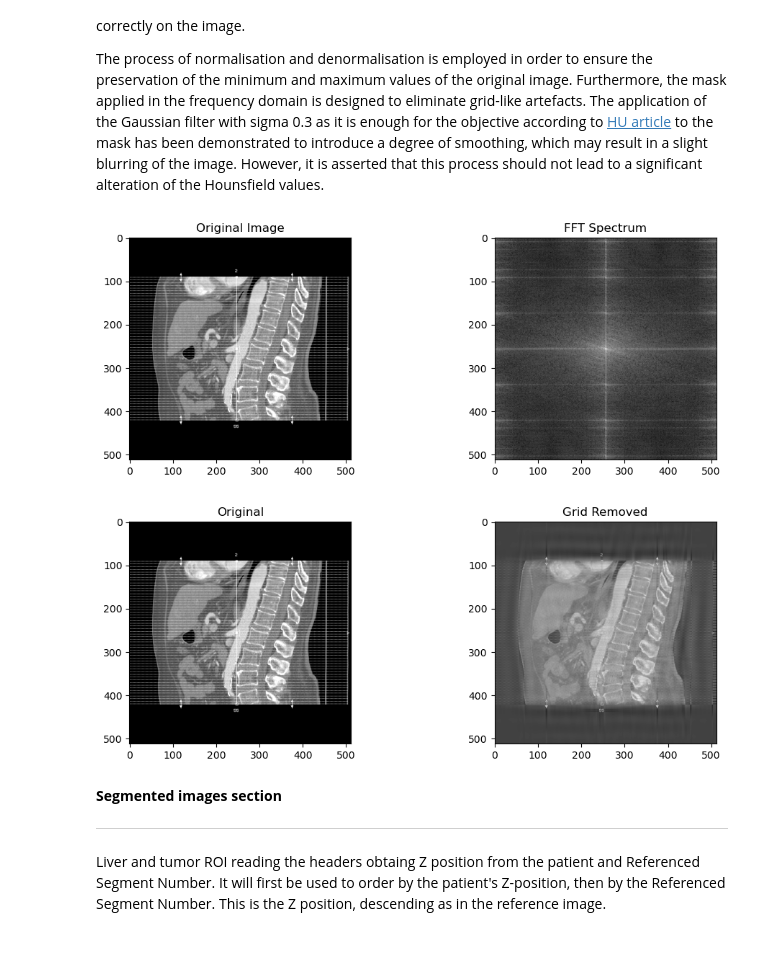
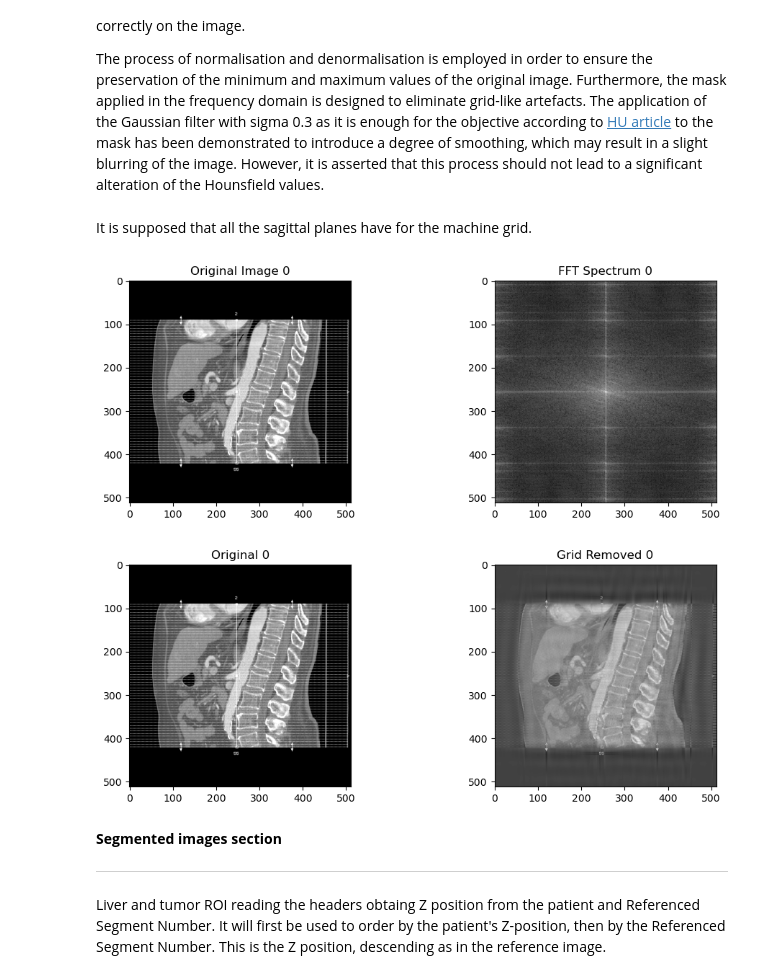
Before and after one commit to Lidnmp/medical_images_project, a Jupyter notebook: pt1.ipynb, the cells around one changed output. Drawn from its saved outputs; the diff is of its cells as text; code cells hidden in the pictures; blank space fills up the shorter version.

Commit message:
Add validations for the removing machine noise

```diff
--- a/pt1.ipynb
+++ b/pt1.ipynb
@@ -264,6 +264,28 @@ window_center: 40.0 window_width: 400.0
 As the first image has artifacts from the machine, it is needed to remove those artifacts. Prior to that we will do windowing, and then apply FFT-based removal. Then the dynamic range (min/max values) of the image can change, often reducing the contrast between the torso and the background. Better in this order, or in the other way around the FFT may introduce negative values or flatten intensity differences, and applying windowing after the image will not show correctly on the image.
 
 The process of normalisation and denormalisation is employed in order to ensure the preservation of the minimum and maximum values of the original image. Furthermore, the mask applied in the frequency domain is designed to eliminate grid-like artefacts. The application of the Gaussian filter with sigma 0.3 as it is enough for the objective according to [HU article](https://taylorandfrancis.com/knowledge/Engineering_and_technology/Biomedical_engineering/HU/) to the mask has been demonstrated to introduce a degree of smoothing, which may result in a slight blurring of the image. However, it is asserted that this process should not lead to a significant alteration of the Hounsfield values.
+# %%
+def get_orientation_flag(header):
+    orientation = header["img_orientation_patient"]
+    if orientation is None:
+        return None
+    try:
+        orientation = [float(x) for x in orientation]
+    except Exception:
+        return None
+
+    sagittal = [0.0, 1.0, 0.0, 0.0, 0.0, -1.0]
+    axial    = [1.0, 0.0, 0.0, 0.0, 1.0, 0.0]
+
+    def almost_equal(a, b, tol=1e-6):
+        return all(abs(x - y) < tol for x, y in zip(a, b))
+
+    if almost_equal(orientation, sagittal):
+        return 'sagittal'
+    elif almost_equal(orientation, axial):
+        return 'axial'
+    else:
+        return None
 # %%
 def normalize_img(img):
     # Normalize to [0, 1]
@@ -299,7 +321,7 @@ def apply_mask_inv_fft(fshift, mask):
     img_back = np.real(img_back)  # Use real part, as input is real
     return img_back
 
-def extract_machine_grid(img, show=False):
+def extract_machine_grid(img,idx, show=False):
     # Save original min/max for later
     orig_min, orig_max = np.min(img), np.max(img)
     img_norm = normalize_img(img)
@@ -308,8 +330,8 @@ def extract_machine_grid(img, show=False):
     # Show spectrum
     if show:
         plt.figure(figsize=(12,4))
-        plt.subplot(1,2,1), plt.imshow(img, cmap='gray'), plt.title('Original Image')
-        plt.subplot(1,2,2), plt.imshow(magnitude_spectrum, cmap='gray'), plt.title('FFT Spectrum')
+        plt.subplot(1,2,1), plt.imshow(img, cmap='gray'), plt.title(f'Original Image {idx}')
+        plt.subplot(1,2,2), plt.imshow(magnitude_spectrum, cmap='gray'), plt.title(f'FFT Spectrum {idx}')
         plt.show()
     # Mask and inverse FFT
     mask = create_mask(img)
@@ -320,17 +342,22 @@ def extract_machine_grid(img, show=False):
     img_back_scaled = denormalize_img(img_back_norm, orig_min, orig_max)
     if show:
         plt.figure(figsize=(12,4))
-        plt.subplot(1,2,1), plt.imshow(img, cmap='gray'), plt.title('Original')
-        plt.subplot(1,2,2), plt.imshow(img_back_scaled, cmap='gray'), plt.title('Grid Removed')
+        plt.subplot(1,2,1), plt.imshow(img, cmap='gray'), plt.title(f'Original {idx}')
+        plt.subplot(1,2,2), plt.imshow(img_back_scaled, cmap='gray'), plt.title(f'Grid Removed {idx}')
         plt.show()
-    return magnitude_spectrum, mask, img_back_scaled, fshift
+    return img_back_scaled
+# %% [markdown]
+It is supposed that all the sagittal planes have for the machine grid.
 # %%
-img = windowed_ct_images[0].astype(float)
-magnitude_spectrum,mask,img_back,fshift=extract_machine_grid(img,show=True)
-windowed_ct_images[0]=img_back
+for i in range(windowed_ct_images.shape[0]):
+    flag=get_orientation_flag(sorted_headers[i])
+    if flag=='sagittal':
+        img = windowed_ct_images[i].astype(float)
+        img_back=extract_machine_grid(img,i,show=True)
+        windowed_ct_images[i]=img_back
 # %% [output]
-[figure, old version]
+[figure, new version]
-[figure, old version]
+[figure, new version]
 # %% [markdown]
 **Segmented images section**
 
```
Also changed, not shown: parts of 2 cells of this notebook, 2 other files.
